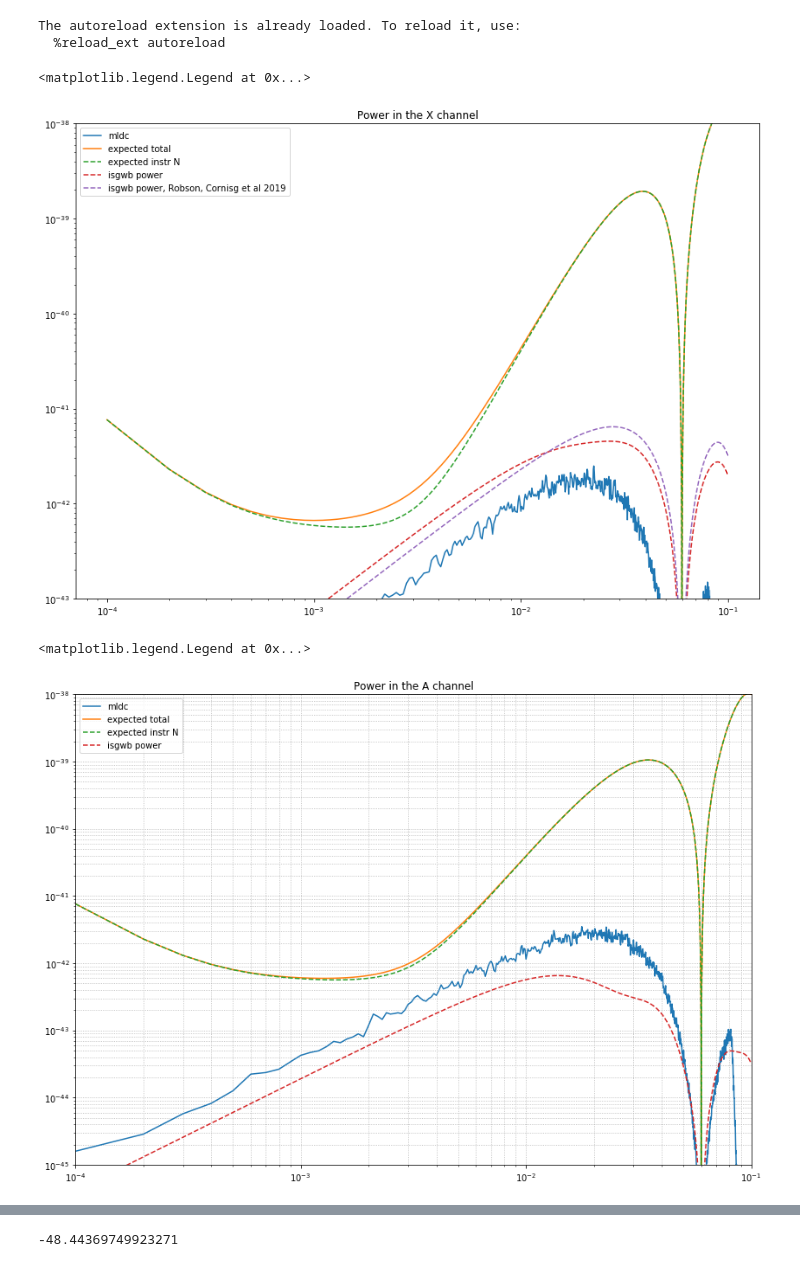
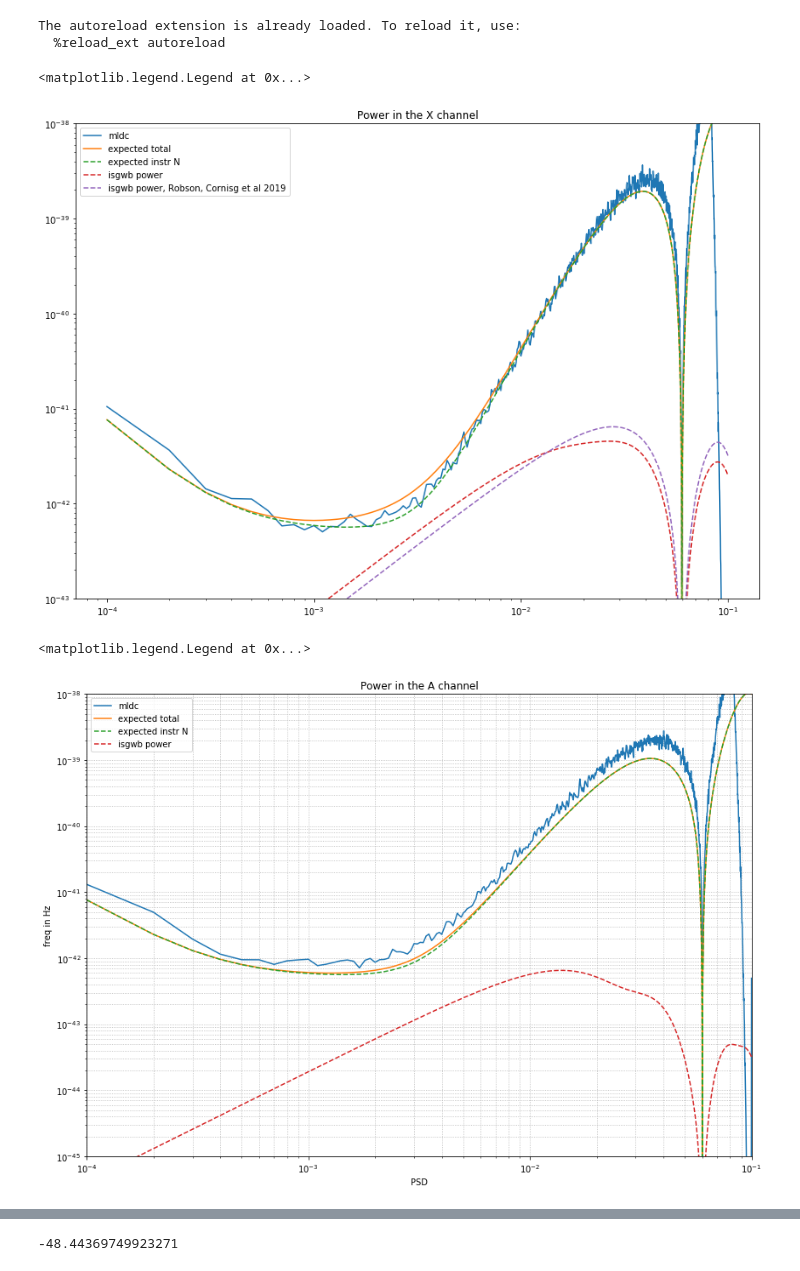
Before and after one commit to sharanbngr/blip, a Jupyter notebook: Notebooks/mldc_spectra.ipynb, the cells around one changed output, grey strips where cells are left out. Drawn from its saved outputs; the diff is of its cells as text; code cells hidden in the pictures.

```diff
--- a/Notebooks/mldc_spectra.ipynb
+++ b/Notebooks/mldc_spectra.ipynb
@@ -16,8 +16,8 @@ The autoreload extension is already loaded. To reload it, use:
   %reload_ext autoreload
 # %%
 end_idx=int(66800)
-#hoft = np.loadtxt('../SGWB_withnoise_full.txt')
-hoft = np.loadtxt('../noisless_mldc.txt')
+hoft = np.loadtxt('../SGWB_withnoise_full.txt')
+#hoft = np.loadtxt('../noisless_mldc.txt')
 times, hX, hY, hZ = hoft[0:end_idx, 0], hoft[0:end_idx, 1], hoft[0:end_idx, 2], hoft[0:end_idx, 3]
 # %%
 ## PSD of the data
@@ -61,7 +61,7 @@ plt.ylim(1e-43, 1e-38)
 plt.legend()
 # %% [output]
 <matplotlib.legend.Legend at 0x...>
-[figure, old version]
+[figure, new version]
 # %%
 hA = (1.0/np.sqrt(6))*(hX - 2*hY + hZ)
 fs = 1.0/(times[1] - times[0])
@@ -70,6 +70,8 @@ fA, SA = fA[1:], SA[1:]
 # %%
 FA, FE, FT = tdi_isgwb_response(0.5*fA/fstar)
 # %%
+## theoretical PSD :: All of these are being converted to doppler data
+
 SA_instr = (16.0/3.0) * ((np.sin(fA/fstar))**2) * Np*(np.cos(fA/fstar) + 2) \
             + (16.0/3.0) * ((np.sin(fA/fstar))**2) * Na*(4*np.cos(fA/fstar) + 2*np.cos(2*fA/fstar) + 6)
 
@@ -77,17 +79,19 @@ omega_f = 3.5e-9 * (fx/25)**0.667
 H0 = 2.2*10**(-18)
 
 
-SA_gw = omega_f * (3*H0**2)/(4 * np.pi**2 * fx**3) * FA * (4*np.pi*fx*Larm/cspeed)**2
+SA_gw = omega_f * (3*H0**2)/(4 * np.pi**2 * fA**3) * FA * (4*np.pi*fA*Larm/cspeed)**2
 # %%
 plt.loglog(fA, SA, label='mldc')
 plt.loglog(fA, SA_instr + SA_gw, label='expected total')
 plt.loglog(fA, SA_instr,'--' ,  label='expected instr N')
 plt.loglog(fA, SA_gw,'--' , label='isgwb power')
 plt.title('Power in the A channel')
 plt.ylim(1e-45, 1e-38)
 plt.xlim(1e-4, 1e-1)
+plt.xlabel('PSD')
+plt.ylabel('freq in Hz')
 plt.grid( linestyle=':', which='both')
 plt.legend()
 # %% [output]
 <matplotlib.legend.Legend at 0x...>
-[figure, old version]
+[figure, new version]
```
Also changed, not shown: parts of 2 cells of this notebook, 2 other files.
